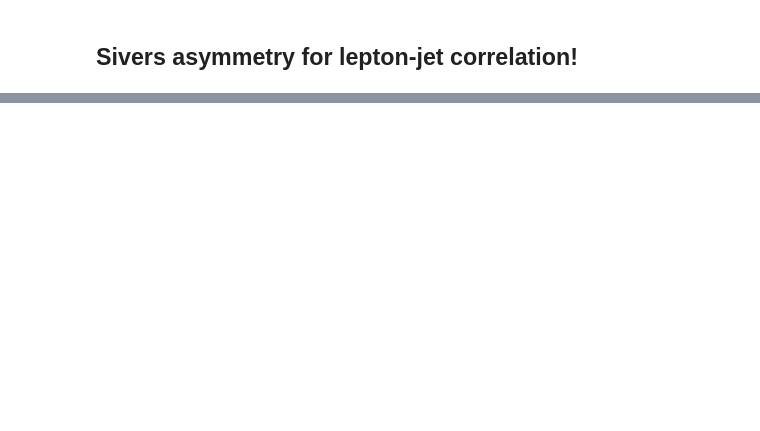
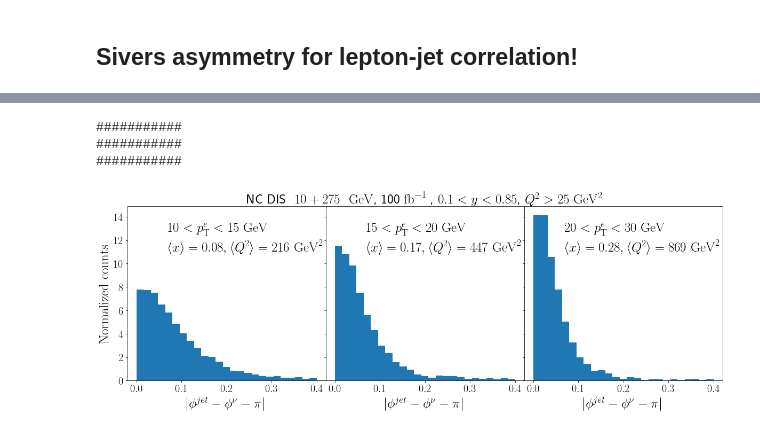
Before and after one commit to miguelignacio/eicsim, a Jupyter notebook: NC_CrossSection.ipynb, the cells around one changed output, grey strips where cells are left out. Cells and saved outputs as stored; diff of their text form; code cells hidden in the pictures; blank space fills up the shorter version.

Commit message:
adding pythia8 code, added breit frame variables

```diff
--- a/NC_CrossSection.ipynb
+++ b/NC_CrossSection.ipynb
@@ -481,0 +505,35 @@ NameError: name 'label' is not defined
+# %%
+from matplotlib import rc
+rc('text', usetex=True)
+
+
+fig, axs = plt.subplots(1, 3,sharey=True, figsize=(20,6), gridspec_kw={'wspace':0, 'hspace':0})
+
+
+for counter,edges in enumerate([(10,15), (15,20),(20,30)]):
+
+    df_cut = df_jet.query('e_pt > %2.2f and e_pt<%2.2f'%(edges[0],edges[1]))
+    #printSummary(df_cut)
+    print '###########'
+
+    axs[counter].hist(df_cut['dphi'],bins=25,range=(0,0.4),normed=True)
+
+    axs[counter].xaxis.set_label_text(r'$|\phi^{jet}-\phi^\nu-\pi|$', fontsize=25)
+    axs[0].yaxis.set_label_text(r'$\mathrm{Normalized\ counts}$', fontsize=25)
+    axs[counter].tick_params('both',labelsize=20)
+    plt.yticks(fontsize=20)
+    #axs[counter].text(0.1,6, , fontsize=20)
+    #axs[counter].text(0.1,8, '$\sqrt{s} = 89 \, \mathrm{GeV}$ \n $0.1 < y < 0.85$ \n $p_T^{jet} > 4 \, \mathrm{GeV/c}$', fontsize=20)
+    #plt.legend(prop={'size': 20}, frameon=False, loc='best')
+    axs[counter].text(0.07,11, r' $ %2.0f< p_{\mathrm{T}}^{e} < %2.0f$'%(edges[0],edges[1]) + '$\ \mathrm{ GeV}$ \n' +
+                      r'$\langle x \rangle = %2.2f, \langle Q^{2} \rangle = %2.0f \ \mathrm{GeV}^{2}$'%(df_cut['x'].mean(), df_cut['Q2'].mean()), fontsize=25)
+
+axs[1].set_title(r'NC\ DIS \ $10+275$ \ $\mathrm{GeV}$, 100 $\mathrm{fb}^{-1}$ , $0.1<y<0.85$, $Q^{2}>25$ $\mathrm{GeV}^{2}$',fontsize=25)
+
+plt.savefig('NC_LeptonJetAzimuthal.png', bbox_inches='tight')
+plt.savefig('NC_LeptonJetAzimuthal.pdf', bbox_inches='tight')
+# %% [output]
+###########
+###########
+###########
+[figure, added]
```
Also changed, not shown: parts of 18 cells of this notebook, 5 other files.
